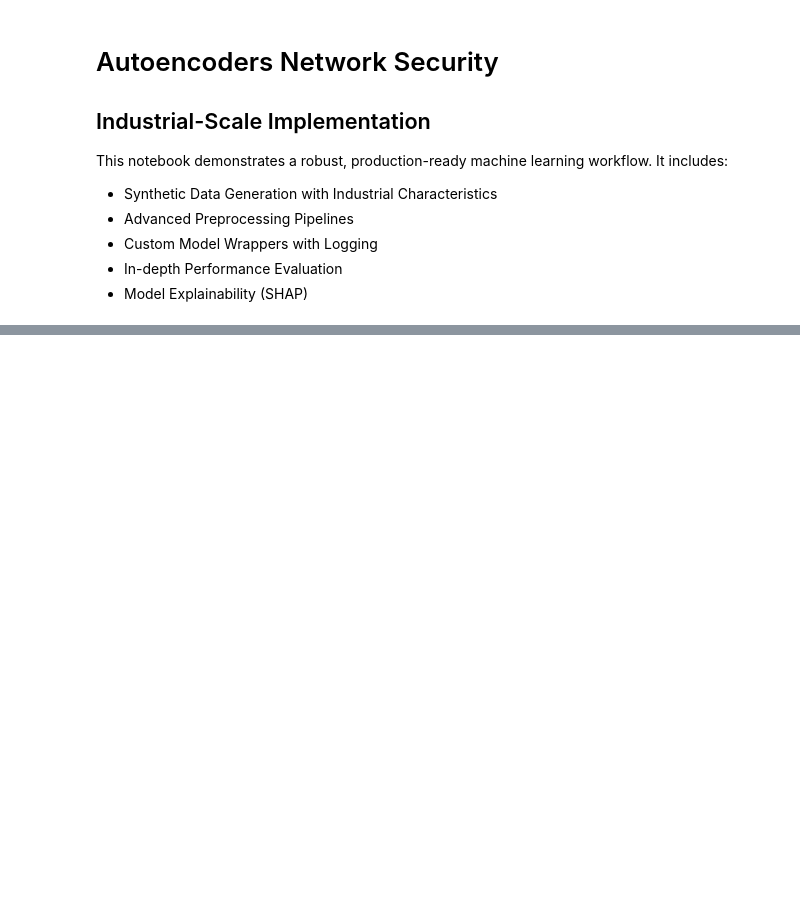
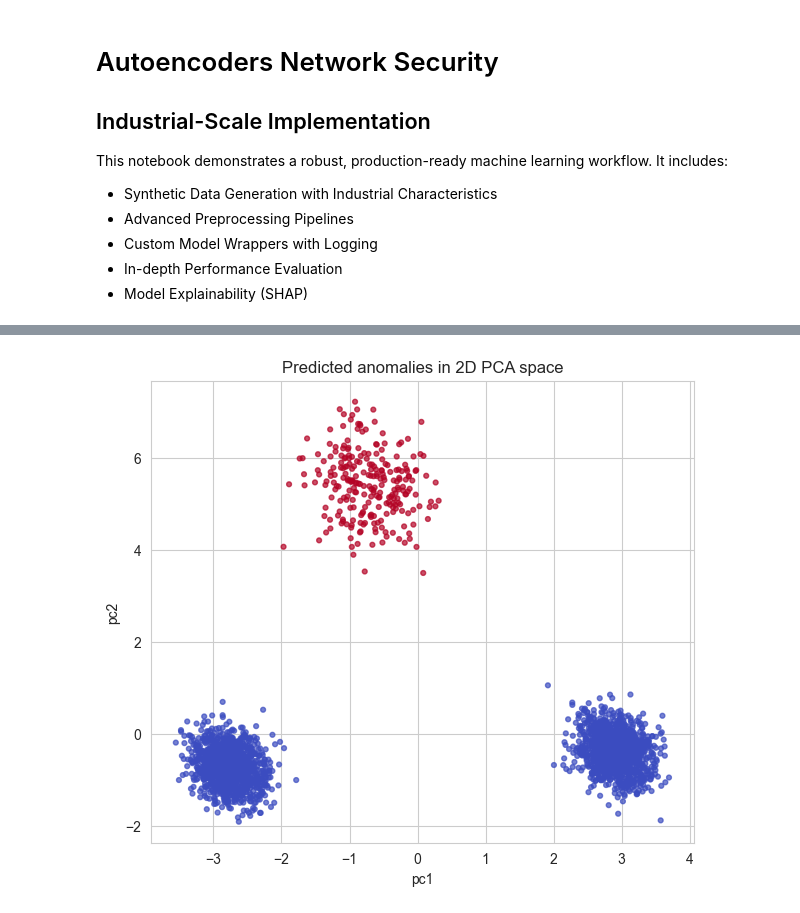
Before and after one commit to Brainfeed-1996/advanced-ml-mastery-collection, a Jupyter notebook: 08-Anomaly-Detection/Autoencoders-Network-Security.ipynb, the cells around one changed output, grey strips where cells are left out. Drawn from its saved outputs; the diff is of its cells as text; code cells hidden in the pictures; blank space fills up the shorter version.

```diff
--- a/08-Anomaly-Detection/Autoencoders-Network-Security.ipynb
+++ b/08-Anomaly-Detection/Autoencoders-Network-Security.ipynb
@@ -22,2 +116,16 @@ class ResultVisualizer:    @staticmethod    def plot_results(y_true, y_pred):
+# %%
+# 2D view using PCA components
+from sklearn.decomposition import PCA
+
+p2 = PCA(n_components=2, random_state=SEED)
+XY = p2.fit_transform(X)
+
+plt.figure(figsize=(7,6))
+plt.scatter(XY[:,0], XY[:,1], c=y_pred, cmap='coolwarm', s=12, alpha=0.7)
+plt.title('Predicted anomalies in 2D PCA space')
+plt.xlabel('pc1'); plt.ylabel('pc2')
+plt.show()
+# %% [output]
+[figure, added]
 # %%
 # SHAP Analysis# Note: For tree-based models, TreeExplainer is efficient.# For pipelines, we extract the model step.try:    logger.info("Attempting SHAP explanation...")    if hasattr(industrial_model.model.named_steps, 'regressor'):        model_step = industrial_model.model.named_steps['regressor']    elif hasattr(industrial_model.model.named_steps, 'classifier'):        model_step = industrial_model.model.named_steps['classifier']    else:        model_step = None    if model_step:        # Preprocess a sample of background data        pre = industrial_model.model.named_steps['preprocessor']        X_sample = pre.transform(X_train[:100])                explainer = shap.TreeExplainer(model_step)        shap_values = explainer.shap_values(X_sample)                plt.figure()        shap.summary_plot(shap_values, X_sample, plot_type="bar")        plt.show()    else:        logger.warning("Could not extract model step for SHAP.")except Exception as e:    logger.warning(f"SHAP analysis skipped due to environment or model structure: {e}")
```
Also changed, not shown: parts of 8 cells of this notebook, 3 other files.
